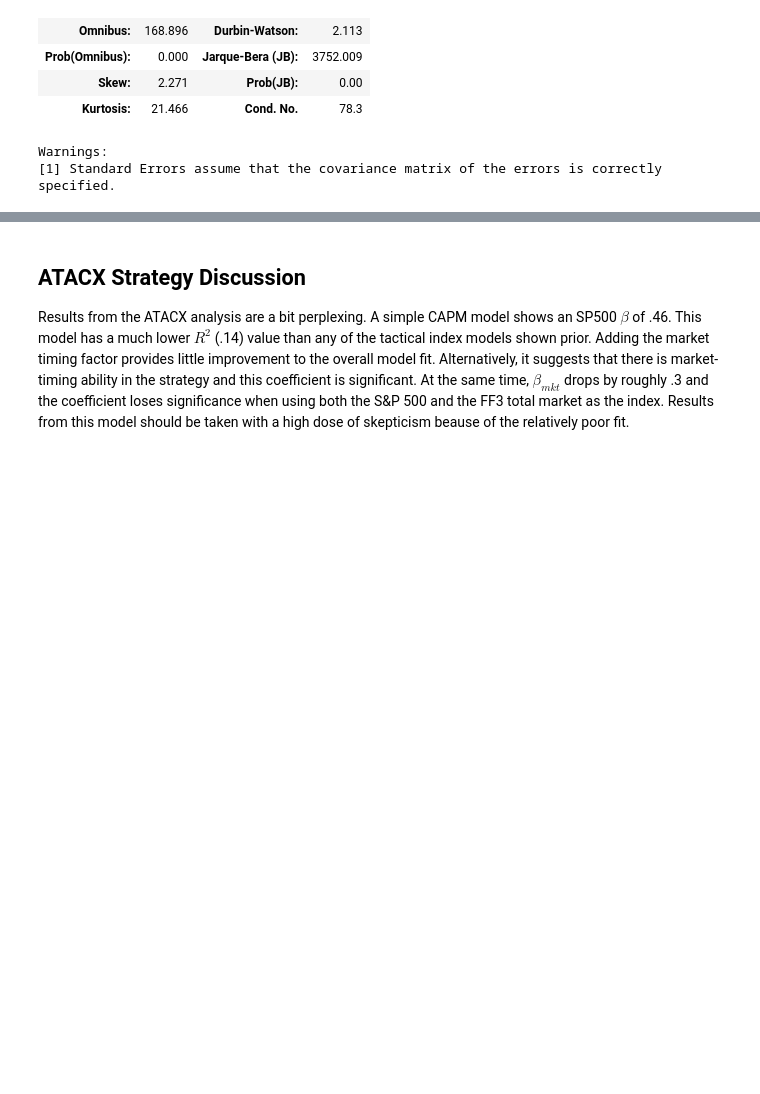
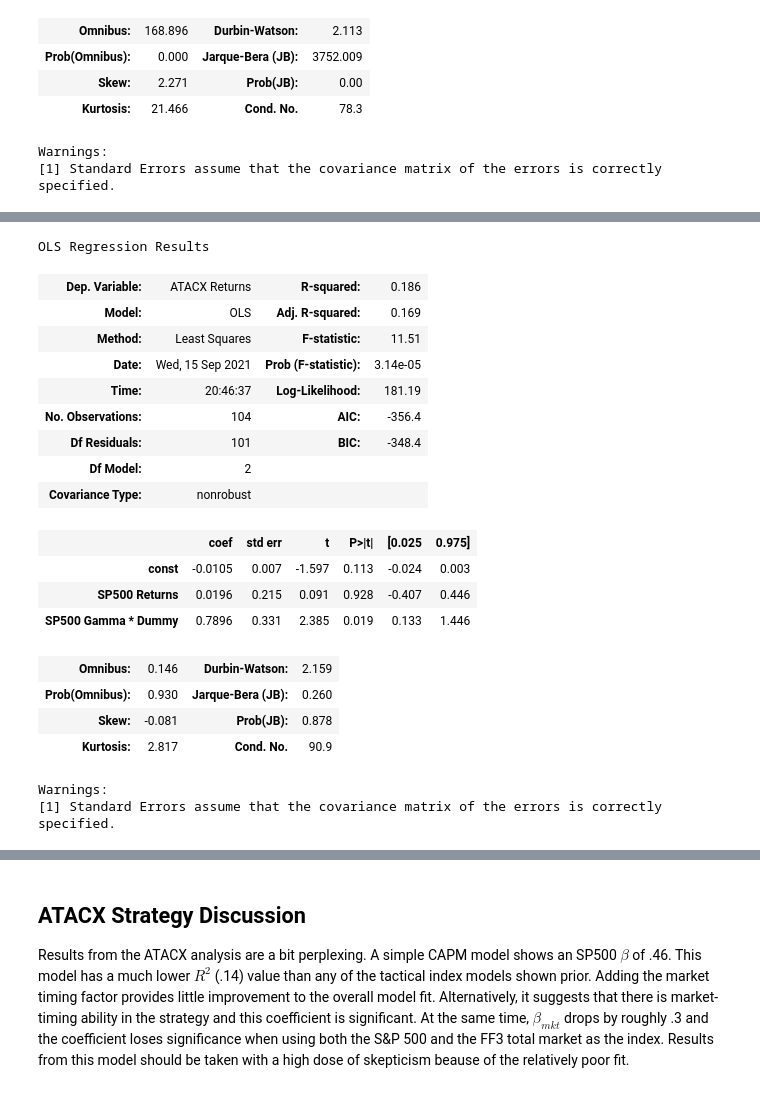
Before and after one commit to cjarmstrong2018/Tactical-Analysis, a Jupyter notebook: Tactical Analysis.ipynb, the cells around one changed output, grey strips where cells are left out. Cells and saved outputs as stored; diff of their text form; code cells hidden in the pictures; blank space fills up the shorter version.

```diff
--- a/Tactical Analysis.ipynb
+++ b/Tactical Analysis.ipynb
@@ -318,11 +335,32 @@ NameError: name 'first_roro' is not defined
 # %%
 #7
-Y = df.loc[first_roro:,'ATACX Returns']
-X = df.loc[first_roro:,['SP500 Returns', 'SP500 Gamma * Dummy']]
+Y = df.loc[first_atacx:,'ATACX Returns']
+X = df.loc[first_atacx:,['SP500 Returns', 'SP500 Gamma * Dummy']]
 pd.concat([Y, X], axis = 1)
 X = sm.add_constant(X)
 model = sm.OLS(Y,X, missing = 'drop')
 results = model.fit()
 results.summary()
+# %% [output]
+OLS Regression Results
+| Dep. Variable: | ATACX Returns | R-squared: | 0.186 |
+| Model: | OLS | Adj. R-squared: | 0.169 |
+| Method: | Least Squares | F-statistic: | 11.51 |
+| Date: | Wed, 15 Sep 2021 | Prob (F-statistic): | 3.14e-05 |
+| Time: | 20:46:37 | Log-Likelihood: | 181.19 |
+| No. Observations: | 104 | AIC: | -356.4 |
+| Df Residuals: | 101 | BIC: | -348.4 |
+| Df Model: | 2 |  |  |
+| Covariance Type: | nonrobust |  |  |
+|  | coef | std err | t | P>|t| | [0.025 | 0.975] |
+| const | -0.0105 | 0.007 | -1.597 | 0.113 | -0.024 | 0.003 |
+| SP500 Returns | 0.0196 | 0.215 | 0.091 | 0.928 | -0.407 | 0.446 |
+| SP500 Gamma * Dummy | 0.7896 | 0.331 | 2.385 | 0.019 | 0.133 | 1.446 |
+| Omnibus: | 0.146 | Durbin-Watson: | 2.159 |
+| Prob(Omnibus): | 0.930 | Jarque-Bera (JB): | 0.260 |
+| Skew: | -0.081 | Prob(JB): | 0.878 |
+| Kurtosis: | 2.817 | Cond. No. | 90.9 |
+Warnings:
+[1] Standard Errors assume that the covariance matrix of the errors is correctly specified.
 # %%
 #8
```
Also changed, not shown: parts of 8 cells of this notebook, 1 other file.
